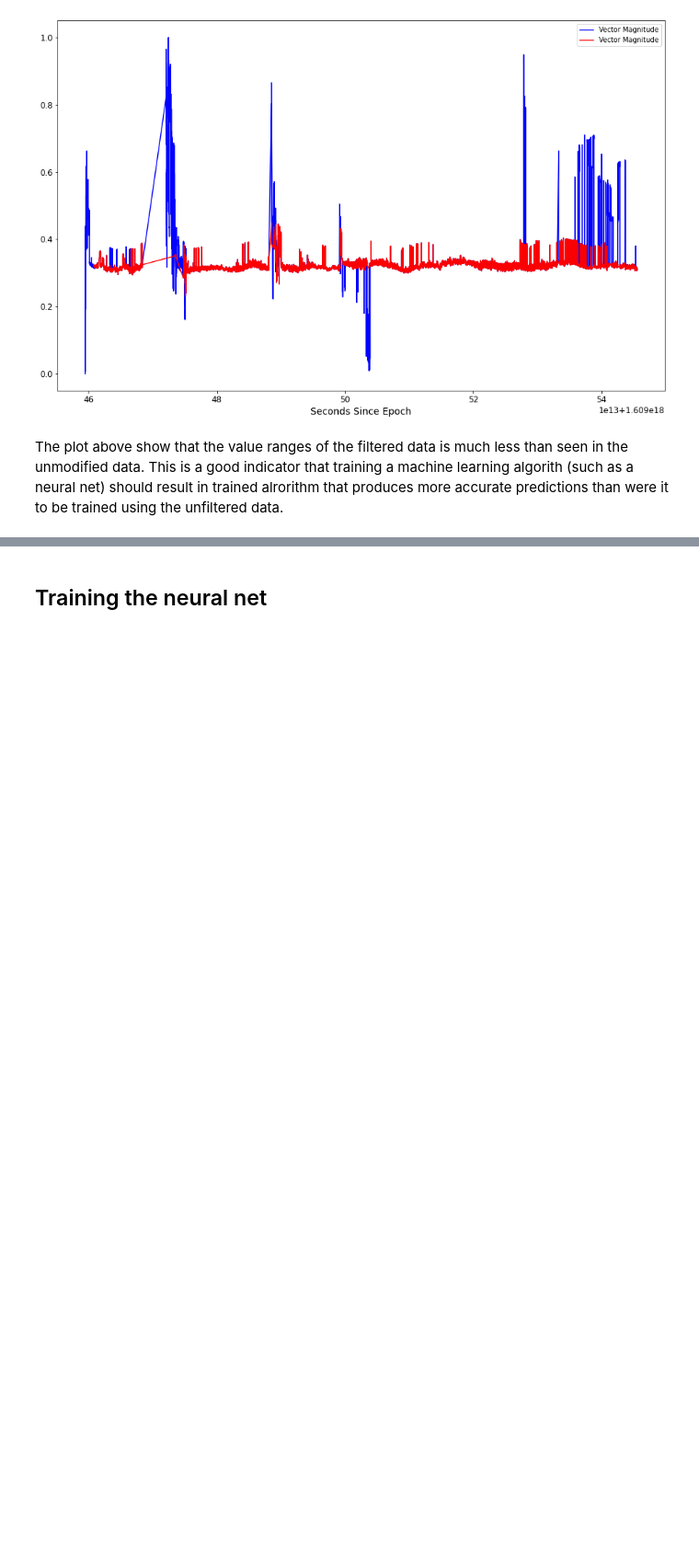
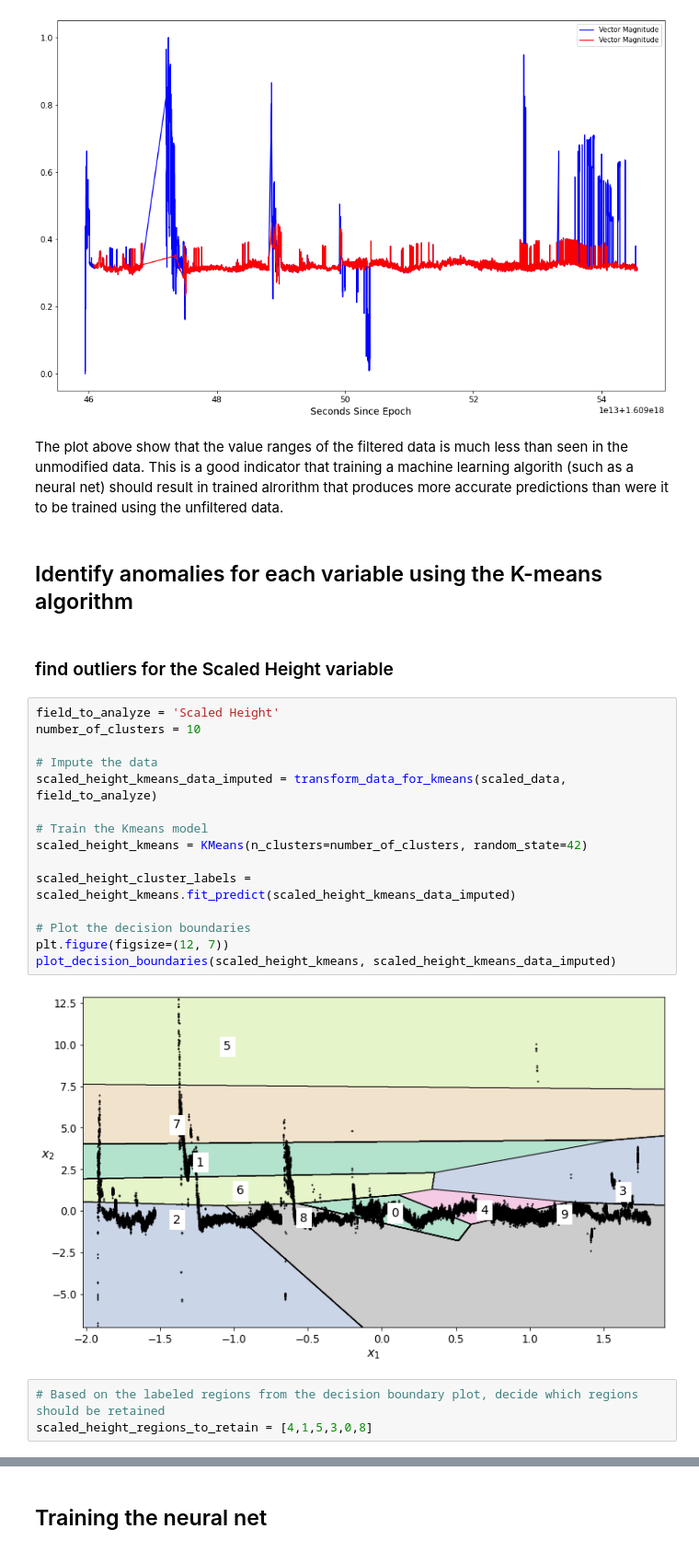
Before and after one commit to mdye/TZVOLCANO_machine_learning, a Jupyter notebook: MD_01_TZVOLCANO_Gaussian_Mixtures_Anomaly_Detection.ipynb, the cells around one changed output, grey strips where cells are left out. Shown at 92% size. Cells and saved outputs as stored; diff of their text form; blank space fills up the shorter version.

```diff
--- a/MD_01_TZVOLCANO_Gaussian_Mixtures_Anomaly_Detection.ipynb
+++ b/MD_01_TZVOLCANO_Gaussian_Mixtures_Anomaly_Detection.ipynb
@@ -472,3 +472,27 @@ plt.show()
 [figure]
 # %% [markdown]
 The plot above show that the value ranges of the filtered data is much less than seen in the unmodified data. This is a good indicator that training a machine learning algorith (such as a neural net) should result in trained alrorithm that produces more accurate predictions than were it to be trained using the unfiltered data.
+# %% [markdown]
+## Identify anomalies for each variable using the K-means algorithm
+# %% [markdown]
+### find outliers for the Scaled Height variable
+# %%
+field_to_analyze = 'Scaled Height'
+number_of_clusters = 10
+
+# Impute the data
+scaled_height_kmeans_data_imputed = transform_data_for_kmeans(scaled_data, field_to_analyze)
+
+# Train the Kmeans model
+scaled_height_kmeans = KMeans(n_clusters=number_of_clusters, random_state=42)
+
+scaled_height_cluster_labels = scaled_height_kmeans.fit_predict(scaled_height_kmeans_data_imputed)
+
+# Plot the decision boundaries
+plt.figure(figsize=(12, 7))
+plot_decision_boundaries(scaled_height_kmeans, scaled_height_kmeans_data_imputed)
+# %% [output]
+[figure, added]
+# %%
+# Based on the labeled regions from the decision boundary plot, decide which regions should be retained
+scaled_height_regions_to_retain = [4,1,5,3,0,8]
```
Also changed, not shown: parts of 45 cells of this notebook.
